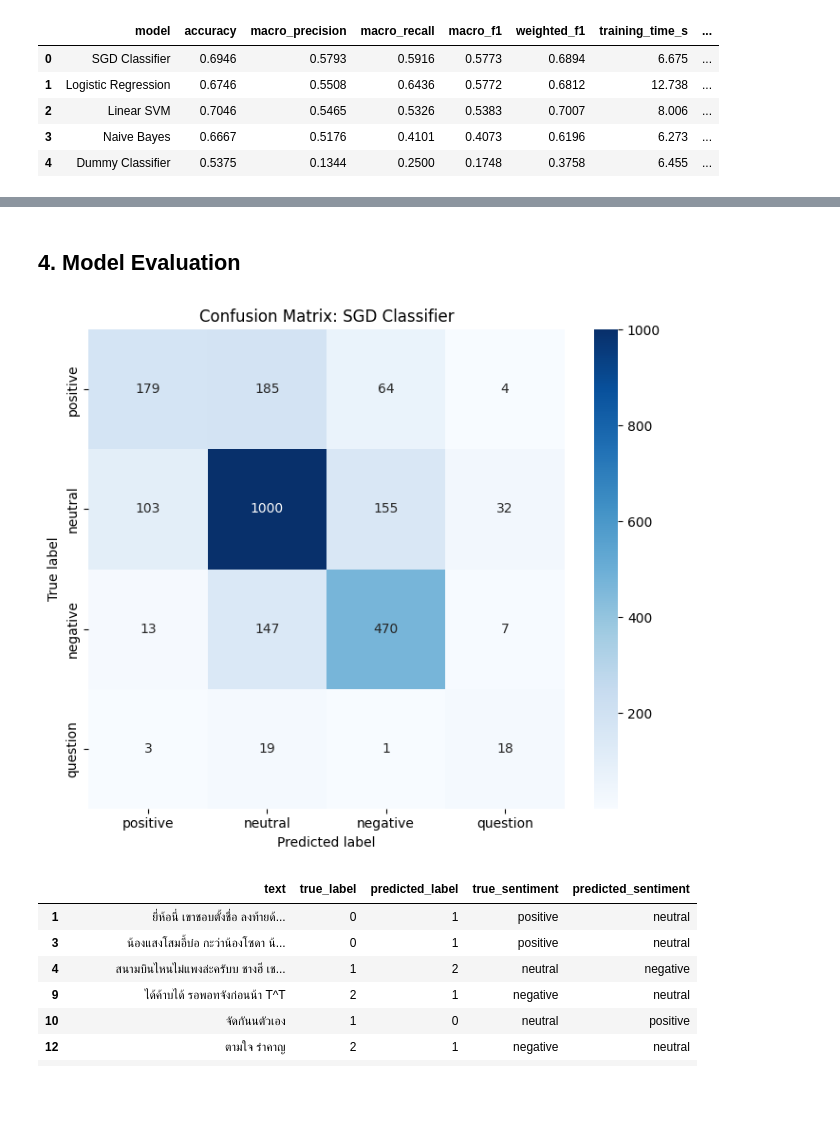
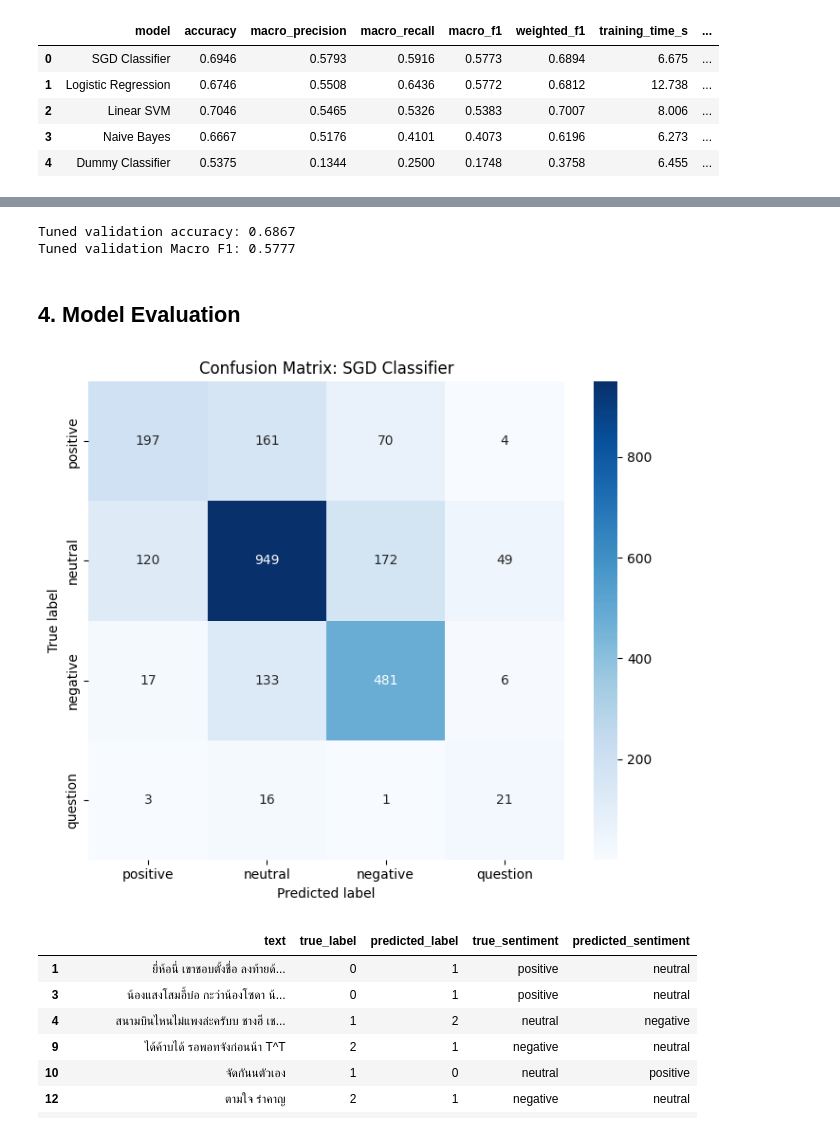
Before and after one commit to wuttipansat/thai-sentiment-analysis, a Jupyter notebook: notebooks/experiment.ipynb, the cells around one changed output, grey strips where cells are left out. Saved outputs shown, nothing was run; the diff lists cells and outputs as text; code cells hidden in the pictures; blank space fills up the shorter version.

```diff
--- a/notebooks/experiment.ipynb
+++ b/notebooks/experiment.ipynb
@@ -279,0 +324,20 @@ Validation Macro F1: 0.5773
+# %%
+cv = StratifiedKFold(
+    n_splits=5,
+    shuffle=True,
+    random_state=RANDOM_STATE
+)
+
+random_search = RandomizedSearchCV(
+    estimator=best_model,
+    param_distributions=param_grid,
+    n_iter=5,
+    scoring="f1_macro",
+    cv=cv,
+    refit=True,
+    verbose=2,
+    random_state=RANDOM_STATE,
+    return_train_score=True
+)
+# %%
+random_search.fit(X_train, y_train)
@@ -279,0 +398,2 @@ Validation Macro F1: 0.5773
+# %%
+tuned_model = random_search.best_estimator_
@@ -280,34 +428,52 @@ Validation Macro F1: 0.5773
+# %%
+tuned_y_pred = tuned_model.predict(X_val)
+
+tuned_accuracy = accuracy_score(
+    y_val,
+    tuned_y_pred
+)
+
+tuned_macro_f1 = f1_score(
+    y_val,
+    tuned_y_pred,
+    average="macro"
+)
+print("Tuned validation accuracy:", f"{tuned_accuracy:.4f}")
+print("Tuned validation Macro F1:", f"{tuned_macro_f1:.4f}")
+# %% [output]
+Tuned validation accuracy: 0.6867
+Tuned validation Macro F1: 0.5777
 # %% [markdown]
 ## 4. Model Evaluation
 # %%
 #Confusion Matrix
 LABEL_IDS = list(LABEL_NAMES.keys())
 LABEL_TEXTS = list(LABEL_NAMES.values())
 
 cm = confusion_matrix(
     y_val,
-    best_y_pred,
+    tuned_y_pred,
     labels=LABEL_IDS
 )
 
 plt.figure(figsize=(7, 6))
 
 sns.heatmap(
     cm,
     annot=True,
     fmt="d",
     cmap="Blues",
     xticklabels=LABEL_TEXTS,
     yticklabels=LABEL_TEXTS
 )
 
 plt.title(f"Confusion Matrix: {best_model_name}")
 plt.xlabel("Predicted label")
 plt.ylabel("True label")
 plt.tight_layout()
 plt.show()
 # %% [output]
-[figure, old version]
+[figure, new version]
 # %%
 #Error Analysis
 
```
Also changed, not shown: parts of 6 cells of this notebook.
